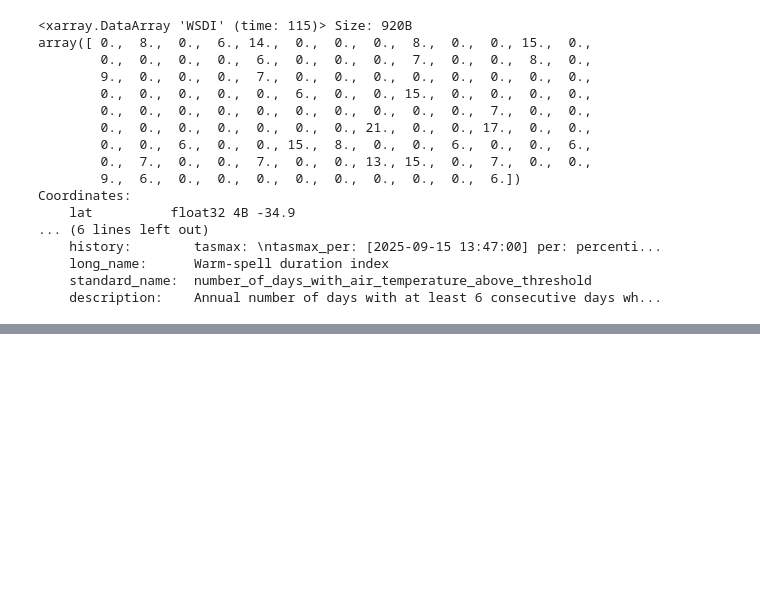
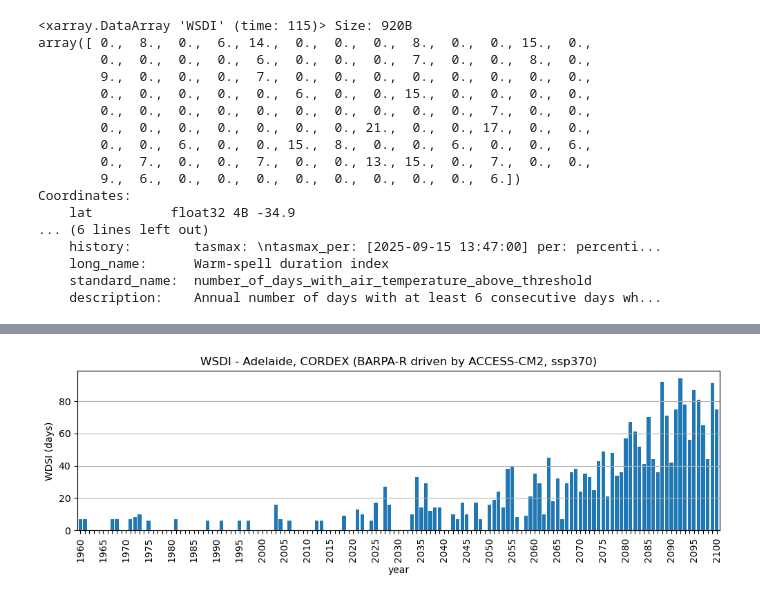
Before and after one commit to DamienIrving/treasury, a Jupyter notebook: wsdi.ipynb, the cells around one changed output, grey strips where cells are left out. Cells and saved outputs as stored; diff of their text form; code cells hidden in the pictures; blank space fills up the shorter version.

```diff
--- a/wsdi.ipynb
+++ b/wsdi.ipynb
@@ -69,0 +96,21 @@ plt.show()
+# %%
+wsdi_cordex = xc.indicators.icclim.WSDI(
+    tasmax=ds_cordex['tasmax'],
+    tasmax_per=tx90_cordex,
+    freq='YS',
+)
+# %%
+wsdi_cordex_series = wsdi_cordex.to_series()
+wsdi_cordex_series.index = wsdi_cordex_series.index.year
+# %%
+ax = wsdi_cordex_series.plot.bar(figsize=[12, 3], width=0.8)
+ax.set_ylabel('WDSI (days)')
+ax.set_xlabel('year')
+ax.set_title('WSDI - Adelaide, CORDEX (BARPA-R driven by ACCESS-CM2, ssp370)')
+plt.grid(axis='y')
+for i, t in enumerate(ax.get_xticklabels()):
+    if (i % 5) != 0:
+        t.set_visible(False)
+plt.show()
+# %% [output]
+[figure, added]
```
Also changed, not shown: parts of 8 cells of this notebook.
